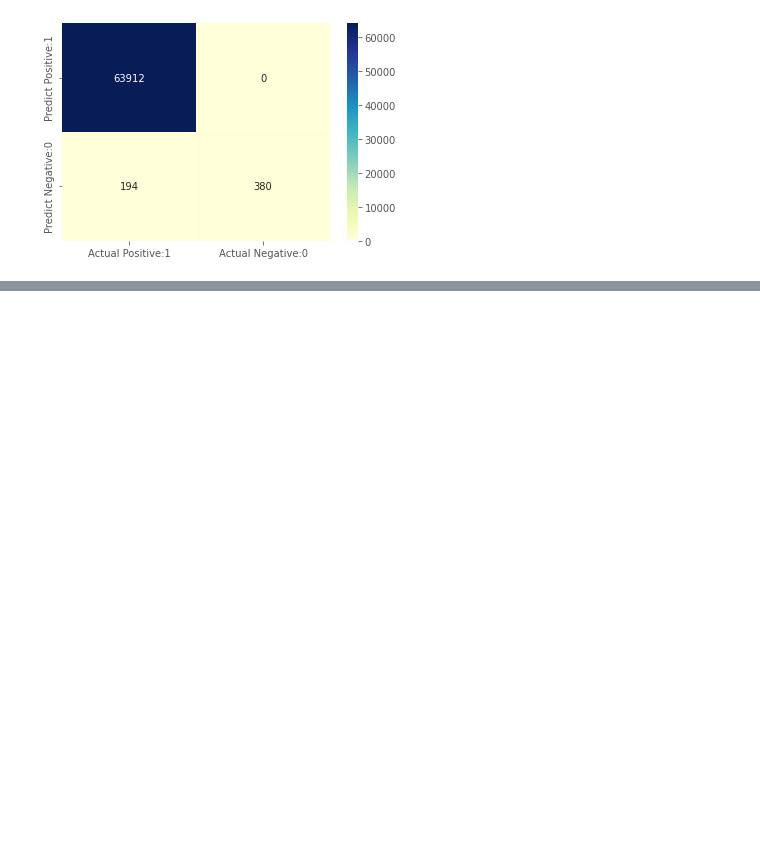
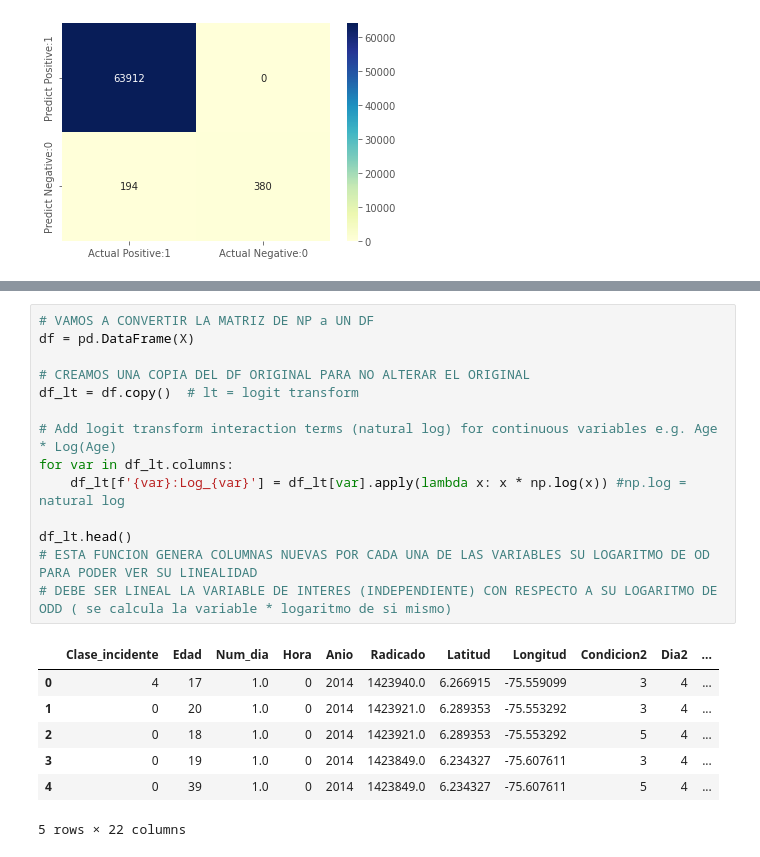
Before and after one commit to EdCsDsIA/TRAB_PRACTICO_MLEARNING, a Jupyter notebook: REGRESION_LOGISITCA_ACCIDENTES_VIALES.ipynb, the cells around one changed output, grey strips where cells are left out. Cells and saved outputs as stored; diff of their text form; blank space fills up the shorter version.

```diff
--- a/REGRESION_LOGISITCA_ACCIDENTES_VIALES.ipynb
+++ b/REGRESION_LOGISITCA_ACCIDENTES_VIALES.ipynb
@@ -852,0 +391,22 @@ El clustering puede ser una herramienta muy útil para encontrar agrupaciones en
+# %%
+# VAMOS A CONVERTIR LA MATRIZ DE NP a UN DF
+df = pd.DataFrame(X)
+
+# CREAMOS UNA COPIA DEL DF ORIGINAL PARA NO ALTERAR EL ORIGINAL
+df_lt = df.copy()  # lt = logit transform
+
+# Add logit transform interaction terms (natural log) for continuous variables e.g. Age * Log(Age)
+for var in df_lt.columns:
+    df_lt[f'{var}:Log_{var}'] = df_lt[var].apply(lambda x: x * np.log(x)) #np.log = natural log
+
+df_lt.head()
+# ESTA FUNCION GENERA COLUMNAS NUEVAS POR CADA UNA DE LAS VARIABLES SU LOGARITMO DE OD PARA PODER VER SU LINEALIDAD
+# DEBE SER LINEAL LA VARIABLE DE INTERES (INDEPENDIENTE) CON RESPECTO A SU LOGARITMO DE ODD ( se calcula la variable * logaritmo de si mismo)
+# %% [output]
+|  | Clase_incidente | Edad | Num_dia | Hora | Anio | Radicado | Latitud | Longitud | Condicion2 | Dia2 | ... |
+| 0 | 4 | 17 | 1.0 | 0 | 2014 | 1423940.0 | 6.266915 | -75.559099 | 3 | 4 | ... |
+| 1 | 0 | 20 | 1.0 | 0 | 2014 | 1423921.0 | 6.289353 | -75.553292 | 3 | 4 | ... |
+| 2 | 0 | 18 | 1.0 | 0 | 2014 | 1423921.0 | 6.289353 | -75.553292 | 5 | 4 | ... |
+| 3 | 0 | 19 | 1.0 | 0 | 2014 | 1423849.0 | 6.234327 | -75.607611 | 3 | 4 | ... |
+| 4 | 0 | 39 | 1.0 | 0 | 2014 | 1423849.0 | 6.234327 | -75.607611 | 5 | 4 | ... |
+5 rows × 22 columns
```
Also changed, not shown: parts of 36 cells of this notebook.
